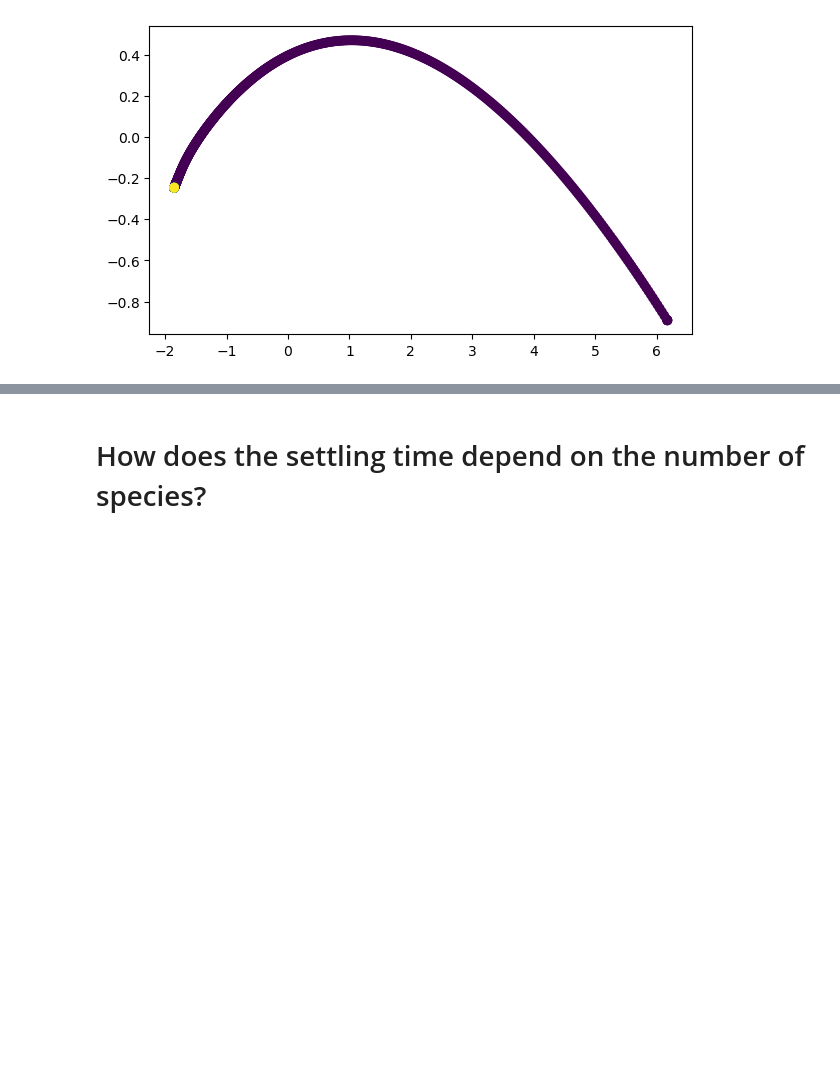
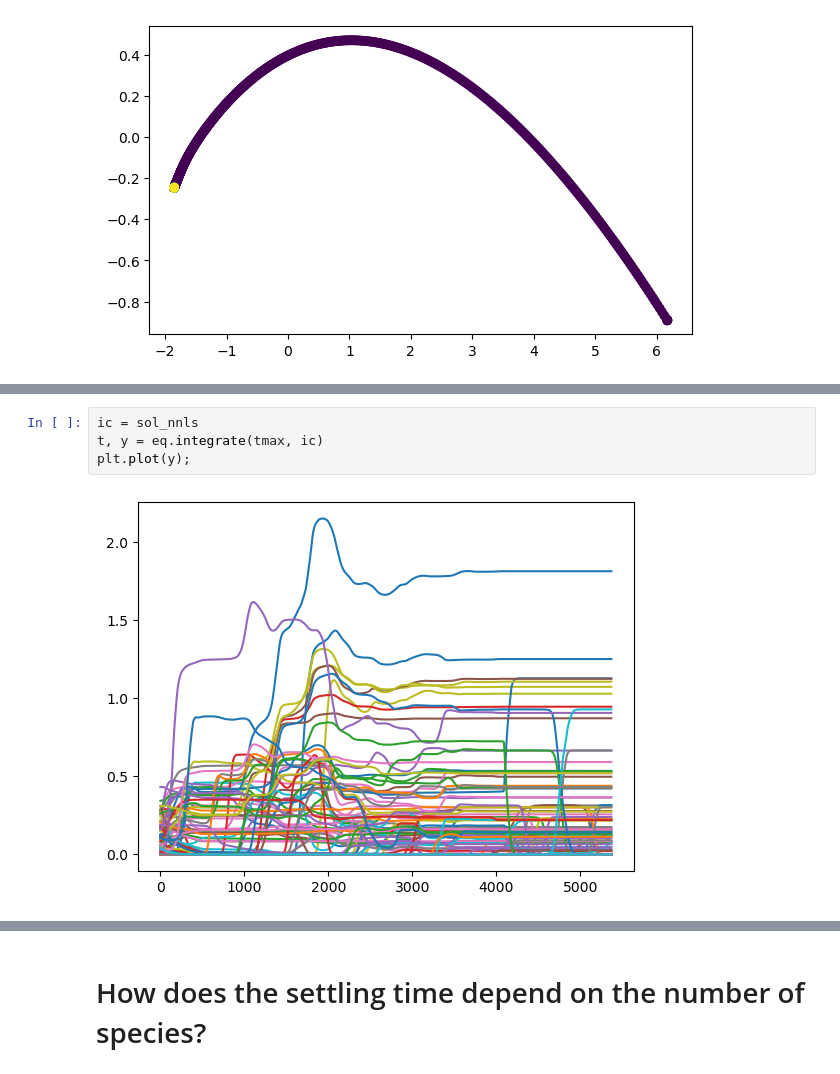
Before and after one commit to williamgilpin/illotka, a Jupyter notebook: demos.ipynb, the cells around one changed output, grey strips where cells are left out. Cells and saved outputs as stored; diff of their text form; blank space fills up the shorter version.

```diff
--- a/demos.ipynb
+++ b/demos.ipynb
@@ -340,0 +398,6 @@ def compute_settling_time(traj, eps=1e-6):
+# %%
+ic = sol_nnls
+t, y = eq.integrate(tmax, ic)
+plt.plot(y);
+# %% [output]
+[figure, added]
```
Also changed, not shown: parts of 12 cells of this notebook.
